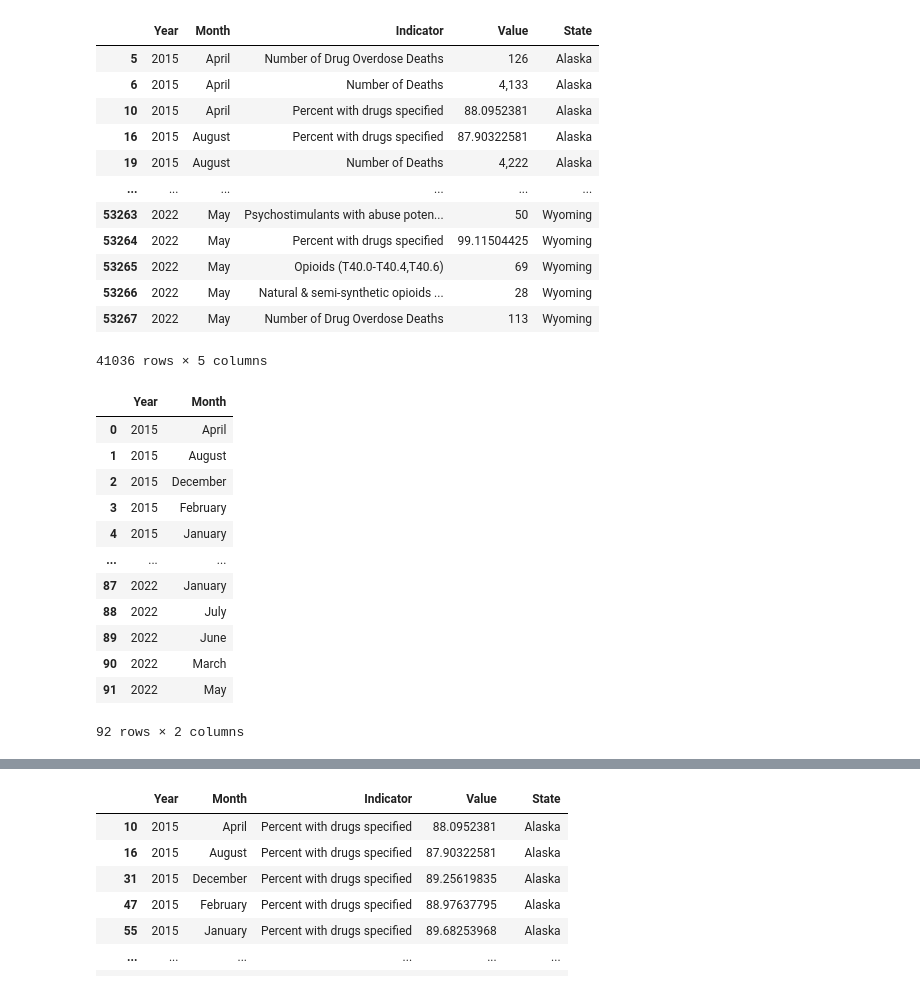
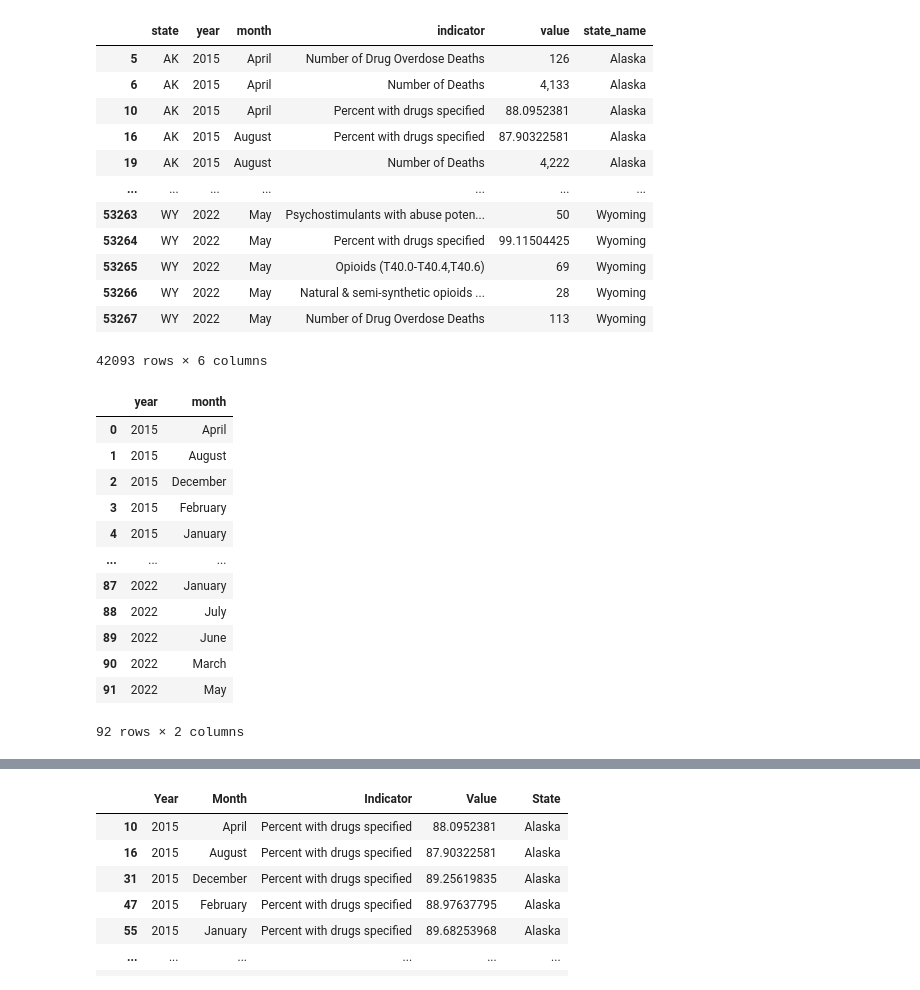
Before and after one commit to basse058/Project-3-Overdose, a Jupyter notebook: Resources/Death and OD Death/overdose_data_cody.ipynb, the cells around one changed output, grey strips where cells are left out. Saved outputs shown, nothing was run; the diff lists cells and outputs as text; code cells hidden in the pictures.

```diff
--- a/overdose_data_cody.ipynb
+++ b/Resources/Death and OD Death/overdose_data_cody.ipynb
@@ -7,11 +7,11 @@ import matplotlib.pyplot as plt
 %matplotlib inline
 import seaborn as sns
 # %%
-data = "Resources/VSRR_Provisional_Drug_Overdose_Death_Counts.csv"
+data = "VSRR_Provisional_Drug_Overdose_Death_Counts.csv"
 # %%
 #dropped erroneous columns.
 data_df = pd.read_csv(data)
-data_df = pd.DataFrame(data_df.rename(columns={"State Name":"State_name", "Data Value":"Value"}))
-data_df = data_df[["Year", "Month", "Indicator", "Value", "State_name"]]
+data_df = pd.DataFrame(data_df.rename(columns={"State Name":"state_name", "Data Value":"value", "State":"state", "Year":"year", "Month":"month", "Indicator":"indicator"}))
+data_df = data_df[["state", "year", "month", "indicator", "value", "state_name"]]
 data_df
 # %% [output]
@@ -31,6 +31,6 @@ data_df
 # %%
 #dropped non-states from dataset.
-list01 = ["New York City","District of Columbia","United States"]
-data_df = (data_df[data_df.State_name.isin(list01) == False])
+list01 = ["New York City","United States"]
+data_df = (data_df[data_df.state_name.isin(list01) == False])
 data_df
 # %% [output]
@@ -50,29 +50,29 @@ data_df
 # %%
 #Dropped missing values.
 new_df = data_df.dropna()
-new_df = pd.DataFrame(new_df.rename(columns={"State_name":"State"}))
+#new_df = pd.DataFrame(new_df.rename(columns={"State_name":"State"}))
 new_df
 # %% [output]
-|  | Year | Month | Indicator | Value | State |
-| 5 | 2015 | April | Number of Drug Overdose Deaths | 126 | Alaska |
-| 6 | 2015 | April | Number of Deaths | 4,133 | Alaska |
-| 10 | 2015 | April | Percent with drugs specified | 88.0952381 | Alaska |
-| 16 | 2015 | August | Percent with drugs specified | 87.90322581 | Alaska |
-| 19 | 2015 | August | Number of Deaths | 4,222 | Alaska |
-| ... | ... | ... | ... | ... | ... |
-| 53263 | 2022 | May | Psychostimulants with abuse poten... | 50 | Wyoming |
-| 53264 | 2022 | May | Percent with drugs specified | 99.11504425 | Wyoming |
-| 53265 | 2022 | May | Opioids (T40.0-T40.4,T40.6) | 69 | Wyoming |
-| 53266 | 2022 | May | Natural & semi-synthetic opioids ... | 28 | Wyoming |
-| 53267 | 2022 | May | Number of Drug Overdose Deaths | 113 | Wyoming |
+|  | state | year | month | indicator | value | state_name |
+| 5 | AK | 2015 | April | Number of Drug Overdose Deaths | 126 | Alaska |
+| 6 | AK | 2015 | April | Number of Deaths | 4,133 | Alaska |
+| 10 | AK | 2015 | April | Percent with drugs specified | 88.0952381 | Alaska |
+| 16 | AK | 2015 | August | Percent with drugs specified | 87.90322581 | Alaska |
+| 19 | AK | 2015 | August | Number of Deaths | 4,222 | Alaska |
+| ... | ... | ... | ... | ... | ... | ... |
+| 53263 | WY | 2022 | May | Psychostimulants with abuse poten... | 50 | Wyoming |
+| 53264 | WY | 2022 | May | Percent with drugs specified | 99.11504425 | Wyoming |
+| 53265 | WY | 2022 | May | Opioids (T40.0-T40.4,T40.6) | 69 | Wyoming |
+| 53266 | WY | 2022 | May | Natural & semi-synthetic opioids ... | 28 | Wyoming |
+| 53267 | WY | 2022 | May | Number of Drug Overdose Deaths | 113 | Wyoming |
-41036 rows × 5 columns
+42093 rows × 6 columns
 # %%
 #create year/month dataframe
-time_df = new_df.drop_duplicates(["Year", "Month"]).reset_index(drop=True)[["Year", "Month"]]
+time_df = new_df.drop_duplicates(["year", "month"]).reset_index(drop=True)[["year", "month"]]
 time_df = pd.DataFrame(time_df)
 time_df
 # %% [output]
-|  | Year | Month |
+|  | year | month |
 | 0 | 2015 | April |
 | 1 | 2015 | August |
 | 2 | 2015 | December |
```
Also changed, not shown: parts of 11 cells of this notebook, 17 other files.
